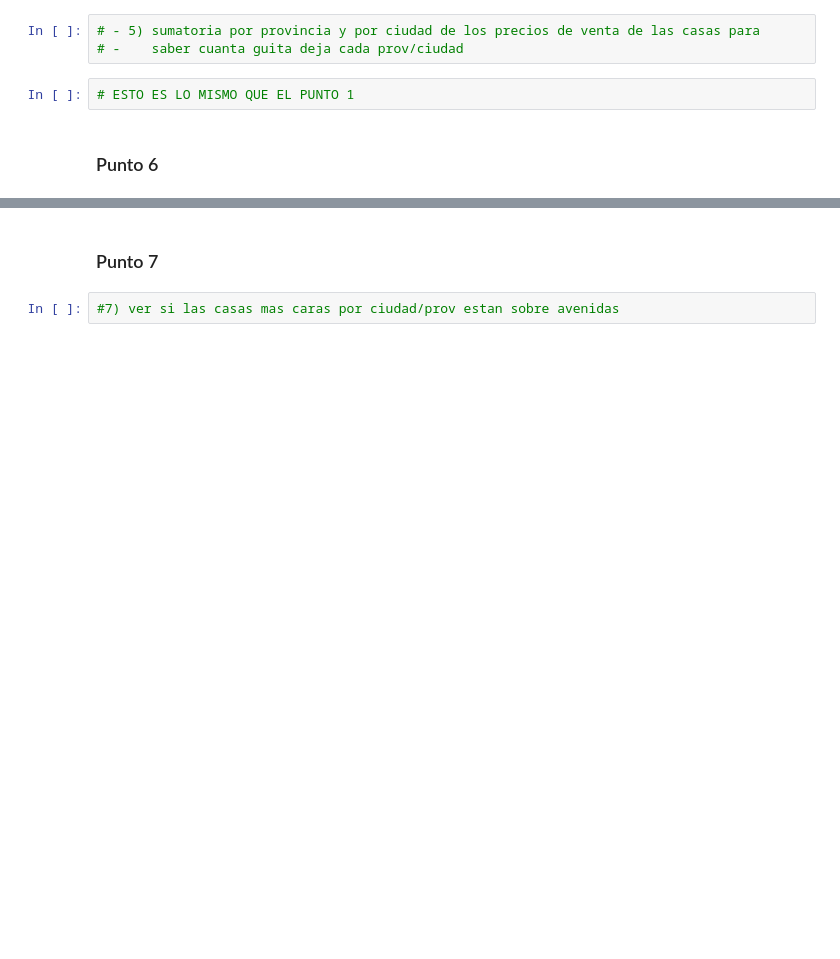
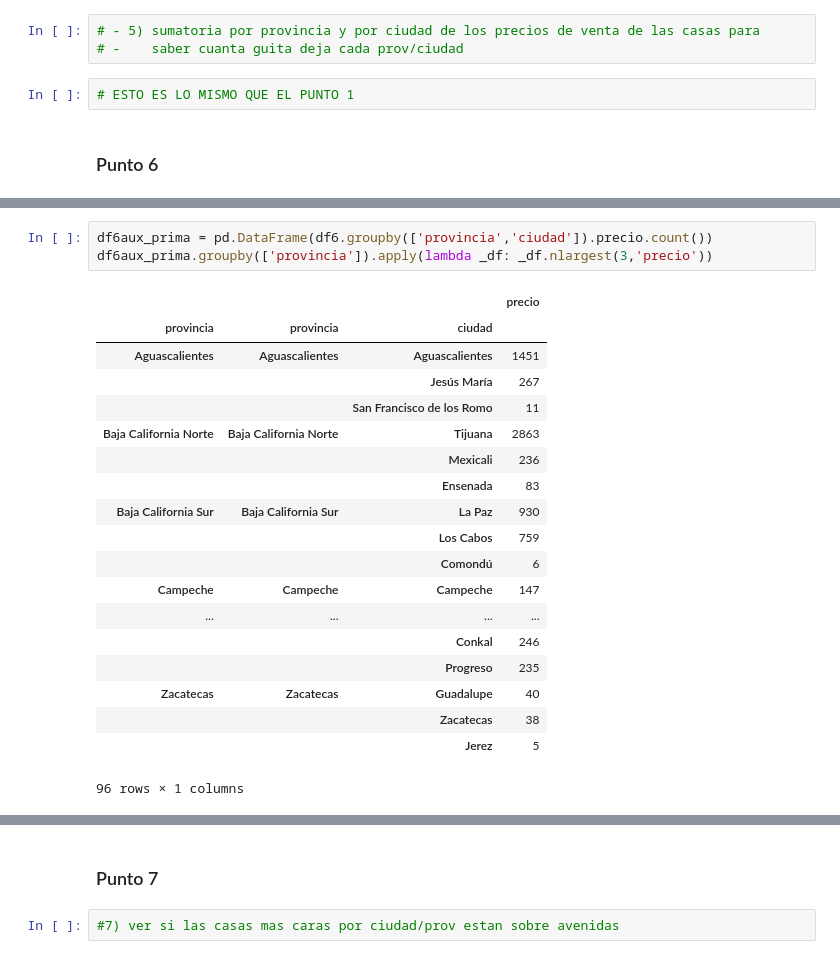
Before and after one commit to nbuzzano/7506-zonaprop, a Jupyter notebook: zonaprop-data-analysis.ipynb, the cells around one changed output, grey strips where cells are left out. Drawn from its saved outputs; the diff is of its cells as text; blank space fills up the shorter version.

```diff
--- a/zonaprop-data-analysis.ipynb
+++ b/zonaprop-data-analysis.ipynb
@@ -247,0 +284,23 @@ df3.groupby(['provincia','ciudad']).apply(lambda _df: _df.nlargest(((_df.precio.
+# %%
+df6aux_prima = pd.DataFrame(df6.groupby(['provincia','ciudad']).precio.count())
+df6aux_prima.groupby(['provincia']).apply(lambda _df: _df.nlargest(3,'precio'))
+# %% [output]
+|  |  |  | precio |
+| provincia | provincia | ciudad |  |
+| Aguascalientes | Aguascalientes | Aguascalientes | 1451 |
+|  |  | Jesús María | 267 |
+|  |  | San Francisco de los Romo | 11 |
+| Baja California Norte | Baja California Norte | Tijuana | 2863 |
+|  |  | Mexicali | 236 |
+|  |  | Ensenada | 83 |
+| Baja California Sur | Baja California Sur | La Paz | 930 |
+|  |  | Los Cabos | 759 |
+|  |  | Comondú | 6 |
+| Campeche | Campeche | Campeche | 147 |
+| ... | ... | ... | ... |
+|  |  | Conkal | 246 |
+|  |  | Progreso | 235 |
+| Zacatecas | Zacatecas | Guadalupe | 40 |
+|  |  | Zacatecas | 38 |
+|  |  | Jerez | 5 |
+96 rows × 1 columns
```
Also changed, not shown: parts of 12 cells of this notebook.
